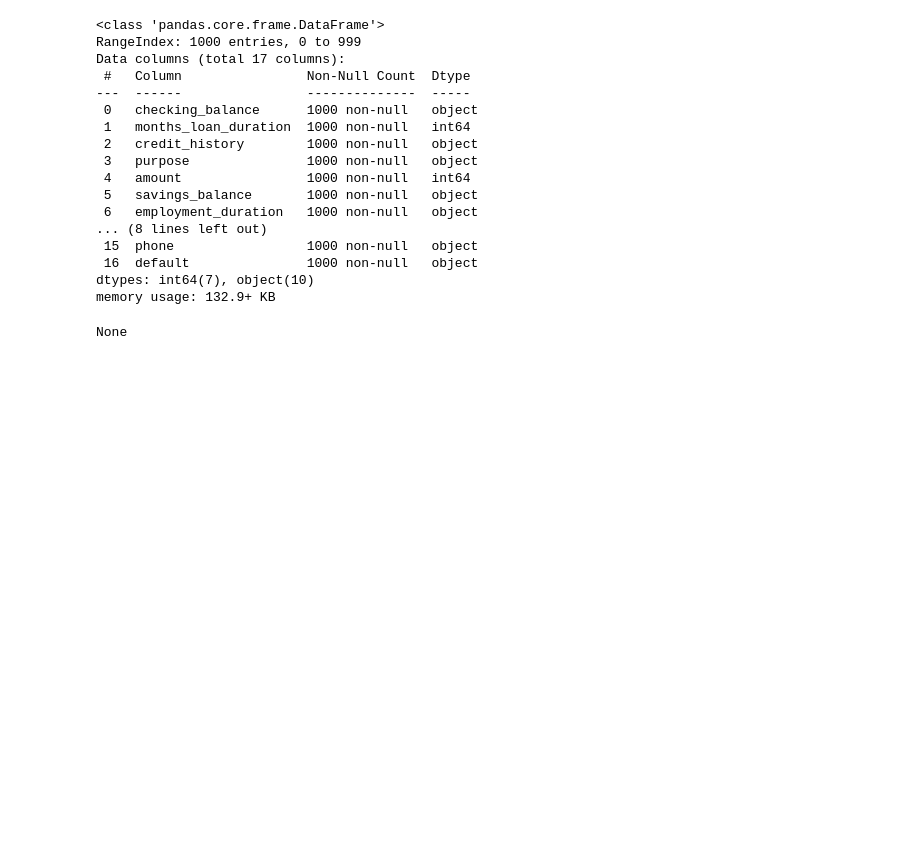
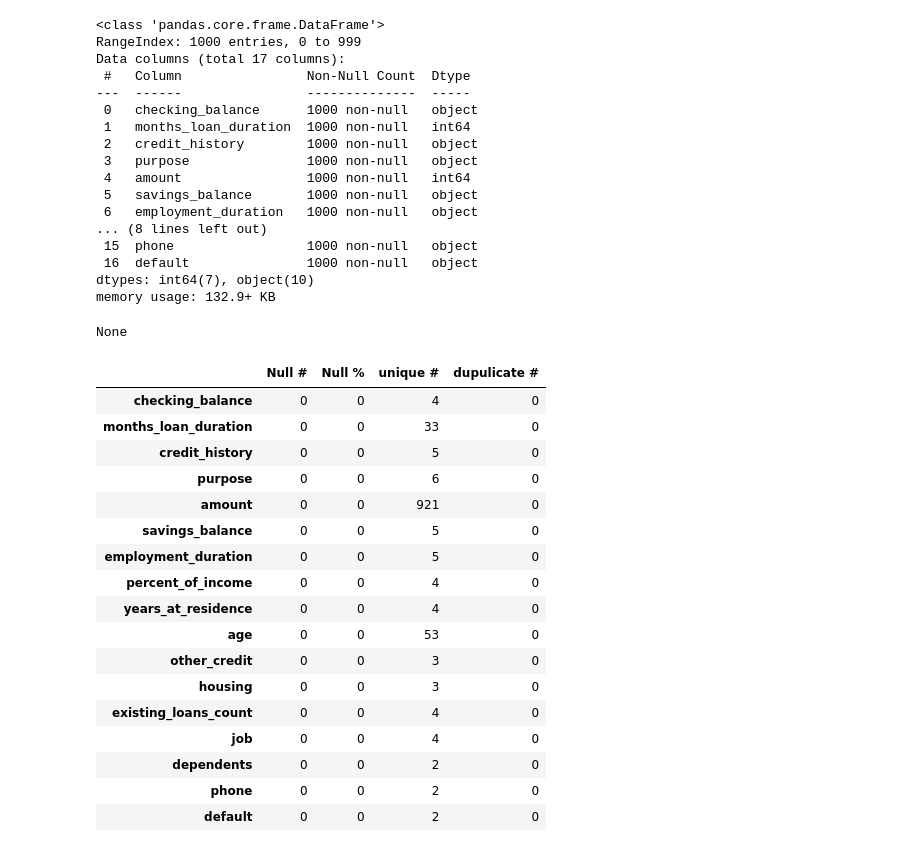
Before and after one commit to AustinCC-CSSO/ACC-ACM-ML-Master-Template, a Jupyter notebook: mastertemplate.ipynb, the cells around one changed output. Drawn from its saved outputs; the diff is of its cells as text; code cells hidden in the pictures; blank space fills up the shorter version.

```diff
--- a/mastertemplate.ipynb
+++ b/mastertemplate.ipynb
@@ -45,3 +134,36 @@ Data columns (total 17 columns):
 dtypes: int64(7), object(10)
 memory usage: 132.9+ KB
 None
+# %%
+# Calculate the number and percentage of null values for each column
+null_counts = df.isnull().sum()
+null_percentages = (df.isnull().sum() / len(df)) * 100
+
+# Combine the null counts and percentages into a single DataFrame
+null_info = pd.DataFrame({
+    'Null #': null_counts,
+    'Null %': null_percentages,
+    'unique #': df.nunique(),
+    'dupulicate #': df.duplicated().sum(),
+})
+# Display the combined information
+display(null_info)
+# %% [output]
+|  | Null # | Null % | unique # | dupulicate # |
+| checking_balance | 0 | 0 | 4 | 0 |
+| months_loan_duration | 0 | 0 | 33 | 0 |
+| credit_history | 0 | 0 | 5 | 0 |
+| purpose | 0 | 0 | 6 | 0 |
+| amount | 0 | 0 | 921 | 0 |
+| savings_balance | 0 | 0 | 5 | 0 |
+| employment_duration | 0 | 0 | 5 | 0 |
+| percent_of_income | 0 | 0 | 4 | 0 |
+| years_at_residence | 0 | 0 | 4 | 0 |
+| age | 0 | 0 | 53 | 0 |
+| other_credit | 0 | 0 | 3 | 0 |
+| housing | 0 | 0 | 3 | 0 |
+| existing_loans_count | 0 | 0 | 4 | 0 |
+| job | 0 | 0 | 4 | 0 |
+| dependents | 0 | 0 | 2 | 0 |
+| phone | 0 | 0 | 2 | 0 |
+| default | 0 | 0 | 2 | 0 |
```
Also changed, not shown: parts of 9 cells of this notebook.
